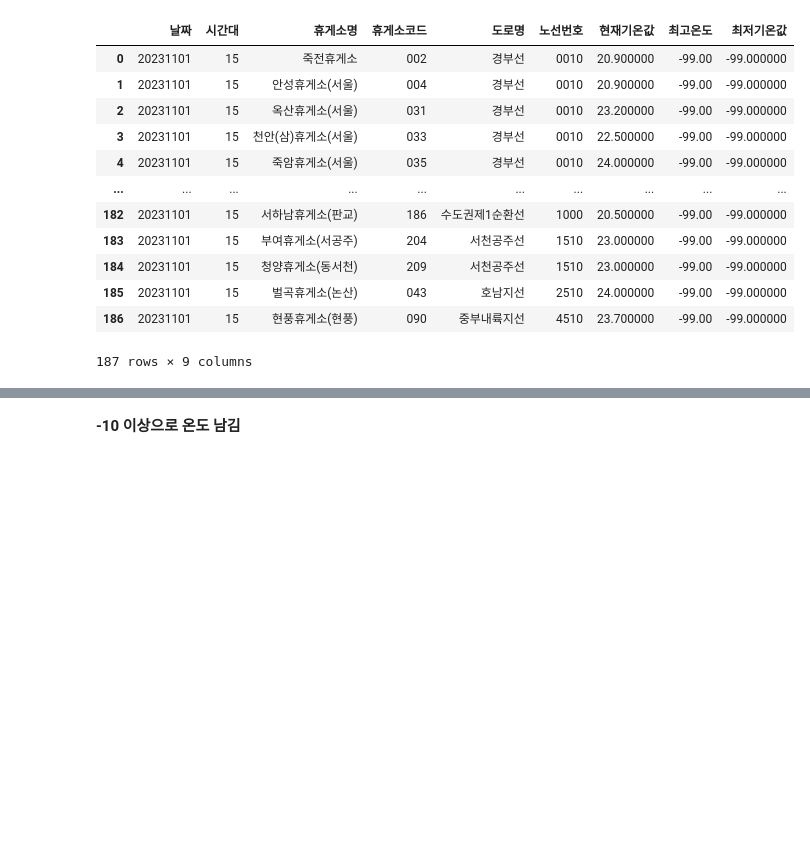
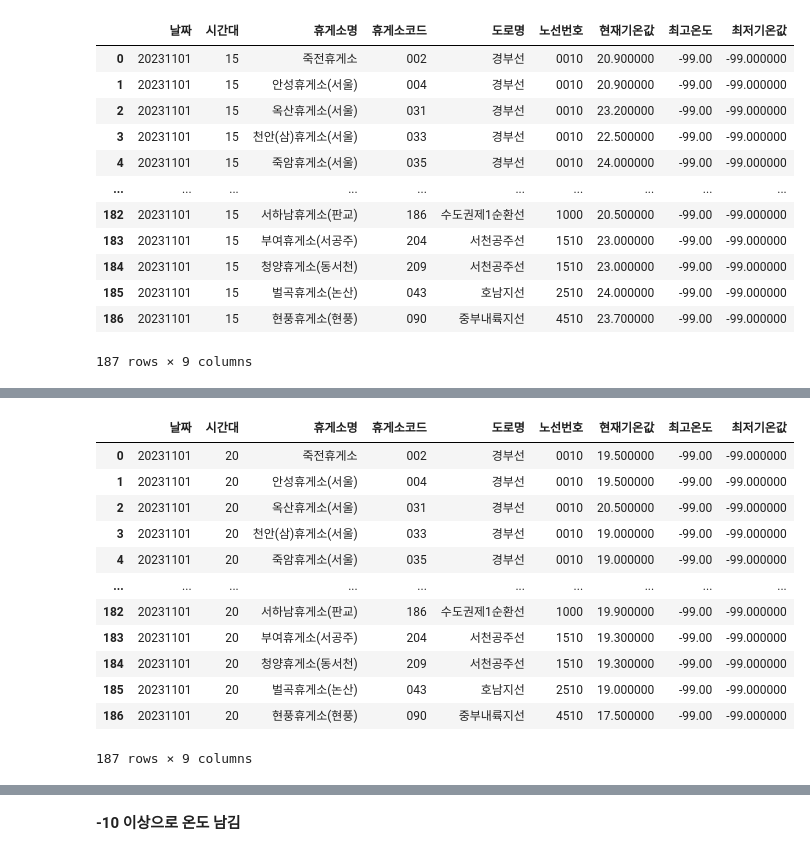
Before and after one commit to Ghost1606/Colab_AI, a Jupyter notebook: data_folder/RestWeather.ipynb, the cells around one changed output, grey strips where cells are left out. Drawn from its saved outputs; the diff is of its cells as text; code cells hidden in the pictures; blank space fills up the shorter version.

```diff
--- a/data_folder/RestWeather.ipynb
+++ b/data_folder/RestWeather.ipynb
@@ -113,3 +200,7 @@ rw_dfn
 | 185 | 20231101 | 15 | 벌곡휴게소(논산) | 043 | 호남지선 | 2510 | 24.000000 | -99.00 | -99.000000 |
 | 186 | 20231101 | 15 | 현풍휴게소(현풍) | 090 | 중부내륙지선 | 4510 | 23.700000 | -99.00 | -99.000000 |
 187 rows × 9 columns
+# %%
+sw_dfn = sw_df[['sdate','stdHour','unitName','unitCode','routeName','routeNo','tempValue','highestTemp','lowestTemp']]
+sw_dfn.columns = ['날짜','시간대','휴게소명','휴게소코드','도로명','노선번호','현재기온값','최고온도','최저기온값']
+sw_dfn.head()
@@ -115,0 +214,16 @@ rw_dfn
+# %%
+sw_dfn
+# %% [output]
+|  | 날짜 | 시간대 | 휴게소명 | 휴게소코드 | 도로명 | 노선번호 | 현재기온값 | 최고온도 | 최저기온값 |
+| 0 | 20231101 | 20 | 죽전휴게소 | 002 | 경부선 | 0010 | 19.500000 | -99.00 | -99.000000 |
+| 1 | 20231101 | 20 | 안성휴게소(서울) | 004 | 경부선 | 0010 | 19.500000 | -99.00 | -99.000000 |
+| 2 | 20231101 | 20 | 옥산휴게소(서울) | 031 | 경부선 | 0010 | 20.500000 | -99.00 | -99.000000 |
+| 3 | 20231101 | 20 | 천안(삼)휴게소(서울) | 033 | 경부선 | 0010 | 19.000000 | -99.00 | -99.000000 |
+| 4 | 20231101 | 20 | 죽암휴게소(서울) | 035 | 경부선 | 0010 | 19.000000 | -99.00 | -99.000000 |
+| ... | ... | ... | ... | ... | ... | ... | ... | ... | ... |
+| 182 | 20231101 | 20 | 서하남휴게소(판교) | 186 | 수도권제1순환선 | 1000 | 19.900000 | -99.00 | -99.000000 |
+| 183 | 20231101 | 20 | 부여휴게소(서공주) | 204 | 서천공주선 | 1510 | 19.300000 | -99.00 | -99.000000 |
+| 184 | 20231101 | 20 | 청양휴게소(동서천) | 209 | 서천공주선 | 1510 | 19.300000 | -99.00 | -99.000000 |
+| 185 | 20231101 | 20 | 벌곡휴게소(논산) | 043 | 호남지선 | 2510 | 19.000000 | -99.00 | -99.000000 |
+| 186 | 20231101 | 20 | 현풍휴게소(현풍) | 090 | 중부내륙지선 | 4510 | 17.500000 | -99.00 | -99.000000 |
+187 rows × 9 columns
```
Also changed, not shown: parts of 22 cells of this notebook.
